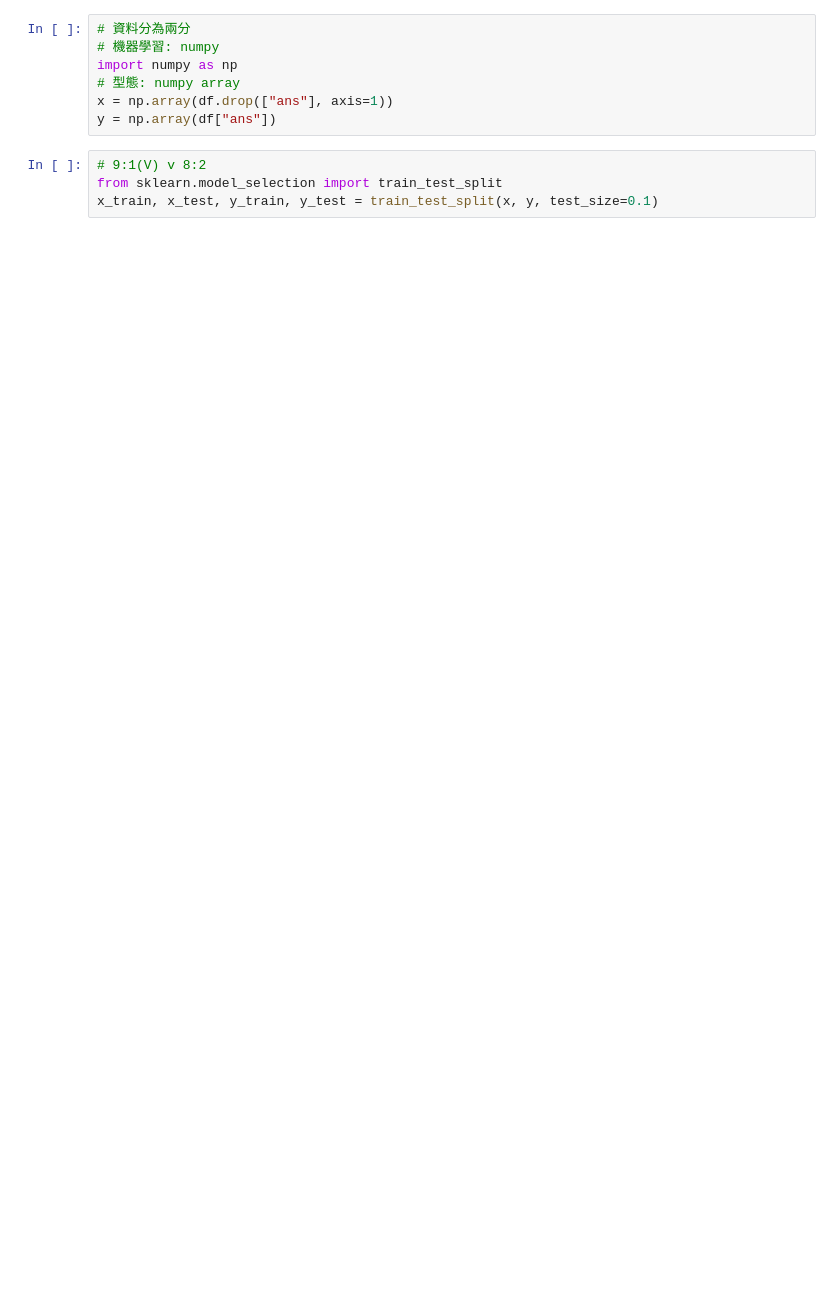
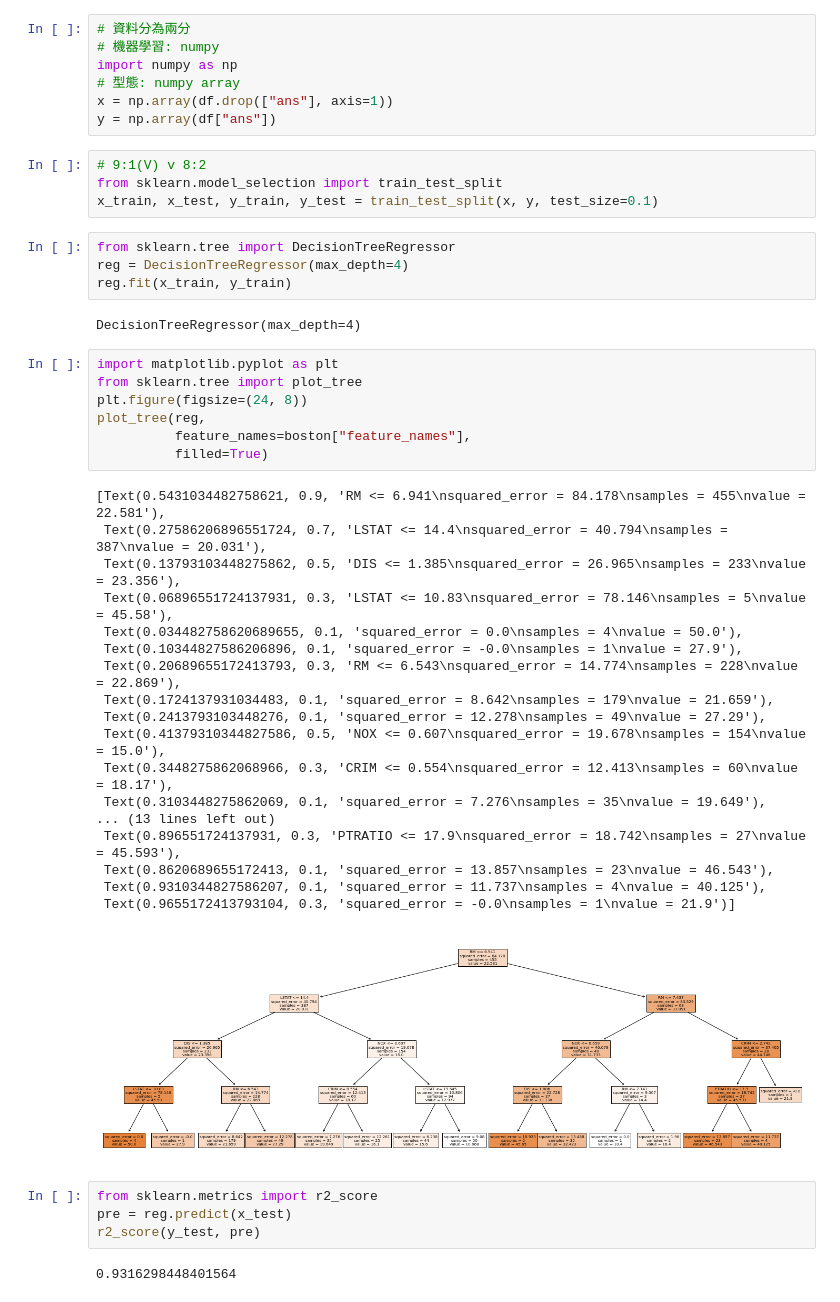
Before and after one commit to MQsparrow/ml_prac, a Jupyter notebook: regression.ipynb, the cells around one changed output. Drawn from its saved outputs; the diff is of its cells as text; blank space fills up the shorter version.

```diff
--- a/regression.ipynb
+++ b/regression.ipynb
@@ -24,3 +83,41 @@ y = np.array(df["ans"])
 # 9:1(V) v 8:2
 from sklearn.model_selection import train_test_split
 x_train, x_test, y_train, y_test = train_test_split(x, y, test_size=0.1)
+# %%
+from sklearn.tree import DecisionTreeRegressor
+reg = DecisionTreeRegressor(max_depth=4)
+reg.fit(x_train, y_train)
+# %% [output]
+DecisionTreeRegressor(max_depth=4)
+# %%
+import matplotlib.pyplot as plt
+from sklearn.tree import plot_tree
+plt.figure(figsize=(24, 8))
+plot_tree(reg,
+          feature_names=boston["feature_names"],
+          filled=True)
+# %% [output]
+[Text(0.5431034482758621, 0.9, 'RM <= 6.941\nsquared_error = 84.178\nsamples = 455\nvalue = 22.581'),
+ Text(0.27586206896551724, 0.7, 'LSTAT <= 14.4\nsquared_error = 40.794\nsamples = 387\nvalue = 20.031'),
+ Text(0.13793103448275862, 0.5, 'DIS <= 1.385\nsquared_error = 26.965\nsamples = 233\nvalue = 23.356'),
+ Text(0.06896551724137931, 0.3, 'LSTAT <= 10.83\nsquared_error = 78.146\nsamples = 5\nvalue = 45.58'),
+ Text(0.034482758620689655, 0.1, 'squared_error = 0.0\nsamples = 4\nvalue = 50.0'),
+ Text(0.10344827586206896, 0.1, 'squared_error = -0.0\nsamples = 1\nvalue = 27.9'),
+ Text(0.20689655172413793, 0.3, 'RM <= 6.543\nsquared_error = 14.774\nsamples = 228\nvalue = 22.869'),
+ Text(0.1724137931034483, 0.1, 'squared_error = 8.642\nsamples = 179\nvalue = 21.659'),
+ Text(0.2413793103448276, 0.1, 'squared_error = 12.278\nsamples = 49\nvalue = 27.29'),
+ Text(0.41379310344827586, 0.5, 'NOX <= 0.607\nsquared_error = 19.678\nsamples = 154\nvalue = 15.0'),
+ Text(0.3448275862068966, 0.3, 'CRIM <= 0.554\nsquared_error = 12.413\nsamples = 60\nvalue = 18.17'),
+ Text(0.3103448275862069, 0.1, 'squared_error = 7.276\nsamples = 35\nvalue = 19.649'),
+... (13 lines left out)
+ Text(0.896551724137931, 0.3, 'PTRATIO <= 17.9\nsquared_error = 18.742\nsamples = 27\nvalue = 45.593'),
+ Text(0.8620689655172413, 0.1, 'squared_error = 13.857\nsamples = 23\nvalue = 46.543'),
+ Text(0.9310344827586207, 0.1, 'squared_error = 11.737\nsamples = 4\nvalue = 40.125'),
+ Text(0.9655172413793104, 0.3, 'squared_error = -0.0\nsamples = 1\nvalue = 21.9')]
+[figure, added]
+# %%
+from sklearn.metrics import r2_score
+pre = reg.predict(x_test)
+r2_score(y_test, pre)
+# %% [output]
+0.9316298448401564
```
Also changed, not shown: parts of 2 cells of this notebook.
